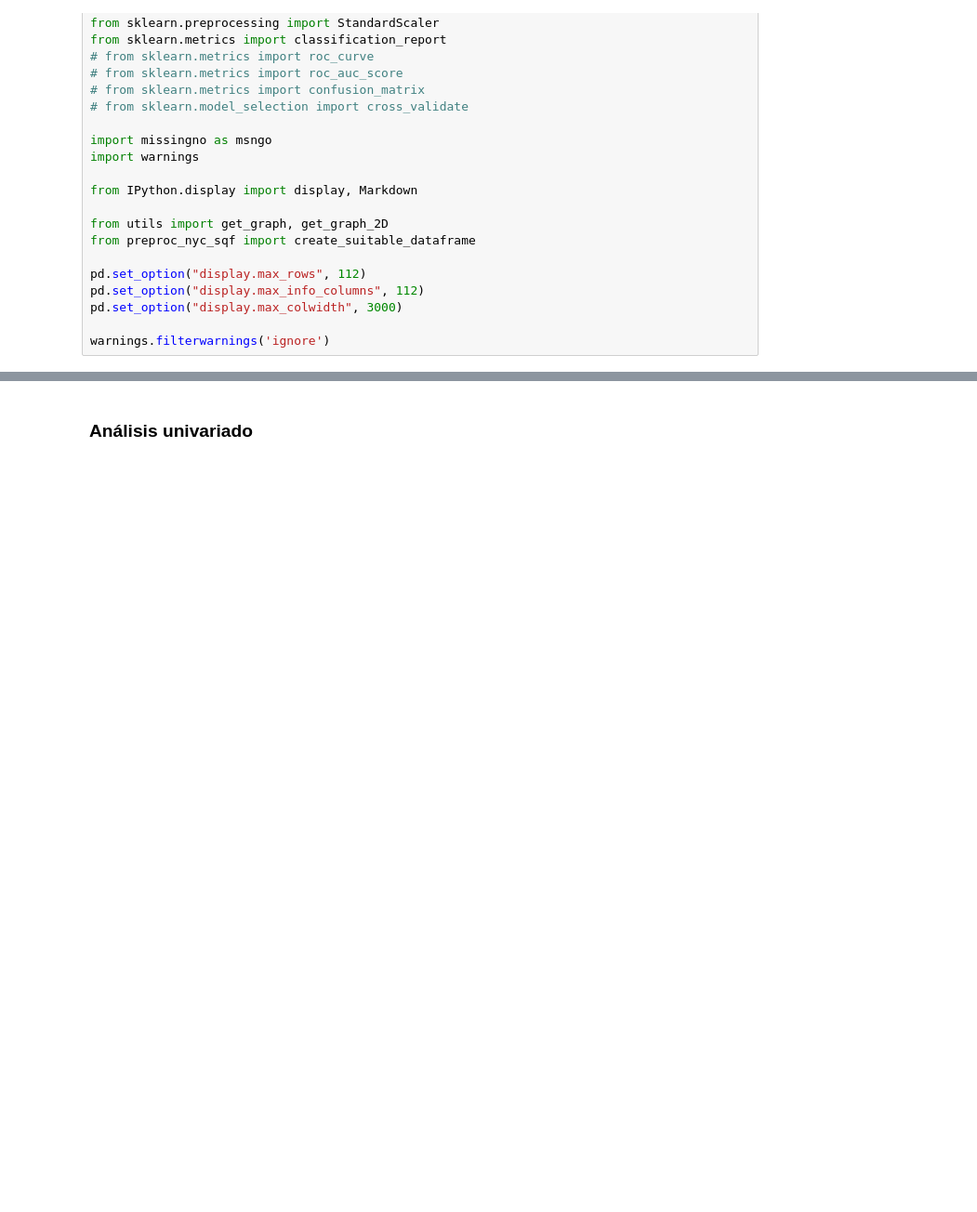
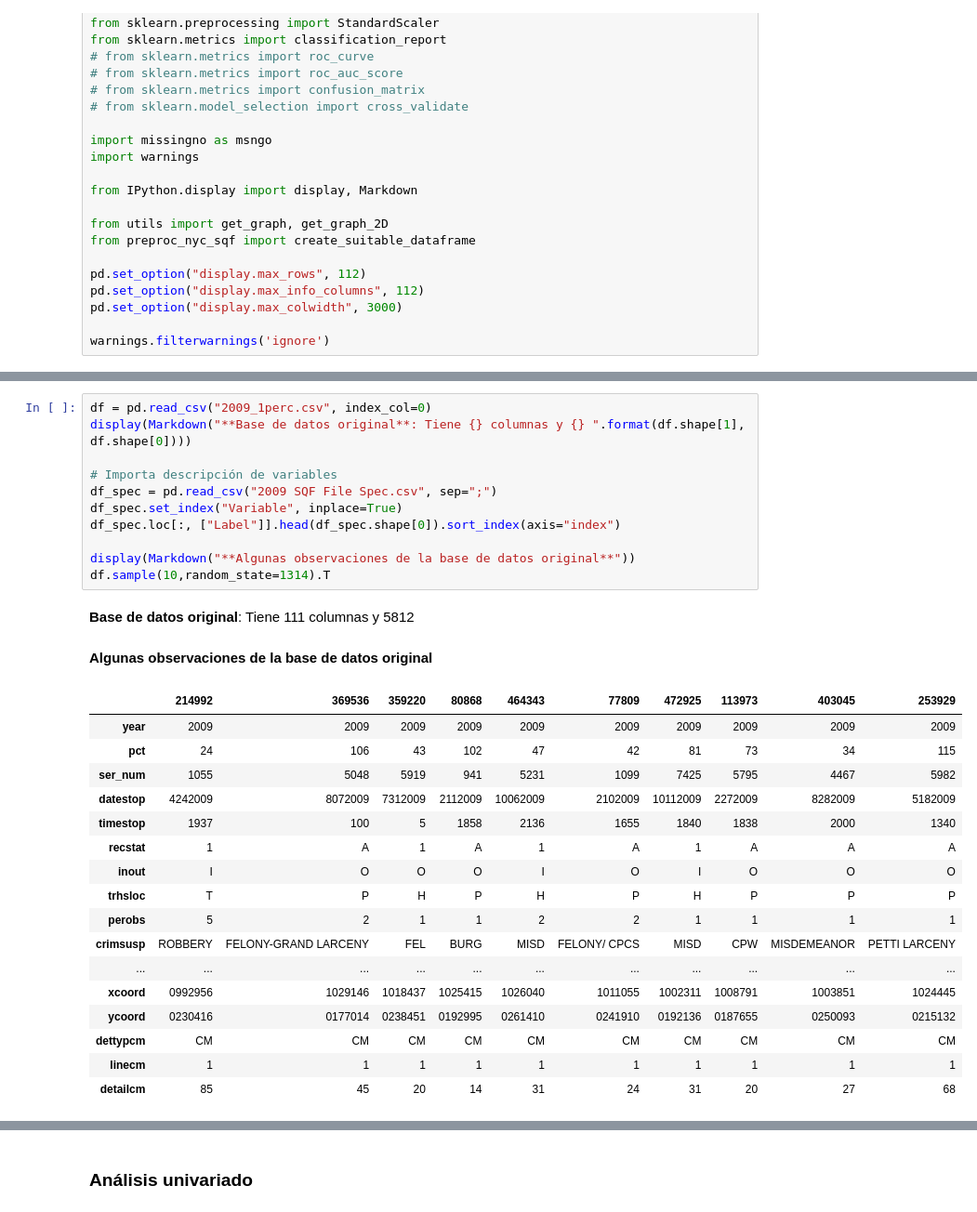
Before and after one commit to danoffn/Data-Science, a Jupyter notebook: 3 - Machine Learning/Prueba/Prueba2/Prueba 2 - Analizado los crímenes en la Ciudad de Nueva York.ipynb, the cells around one changed output, grey strips where cells are left out. Shown at 93% size. Drawn from its saved outputs; the diff is of its cells as text; blank space fills up the shorter version.

```diff
--- a/3 - Machine Learning/Prueba/Prueba2/Prueba 2 - Analizado los crímenes en la Ciudad de Nueva York.ipynb
+++ b/3 - Machine Learning/Prueba/Prueba2/Prueba 2 - Analizado los crímenes en la Ciudad de Nueva York.ipynb
@@ -194,0 +150,31 @@ El siguiente gráfico de barras muestra como se ven afectadas las variables al c
+# %%
+df = pd.read_csv("2009_1perc.csv", index_col=0)
+display(Markdown("**Base de datos original**: Tiene {} columnas y {} ".format(df.shape[1], df.shape[0])))
+
+# Importa descripción de variables
+df_spec = pd.read_csv("2009 SQF File Spec.csv", sep=";")
+df_spec.set_index("Variable", inplace=True)
+df_spec.loc[:, ["Label"]].head(df_spec.shape[0]).sort_index(axis="index")
+
+display(Markdown("**Algunas observaciones de la base de datos original**"))
+df.sample(10,random_state=1314).T
+# %% [output]
+**Base de datos original**: Tiene 111 columnas y 5812
+**Algunas observaciones de la base de datos original**
+|  | 214992 | 369536 | 359220 | 80868 | 464343 | 77809 | 472925 | 113973 | 403045 | 253929 |
+| year | 2009 | 2009 | 2009 | 2009 | 2009 | 2009 | 2009 | 2009 | 2009 | 2009 |
+| pct | 24 | 106 | 43 | 102 | 47 | 42 | 81 | 73 | 34 | 115 |
+| ser_num | 1055 | 5048 | 5919 | 941 | 5231 | 1099 | 7425 | 5795 | 4467 | 5982 |
+| datestop | 4242009 | 8072009 | 7312009 | 2112009 | 10062009 | 2102009 | 10112009 | 2272009 | 8282009 | 5182009 |
+| timestop | 1937 | 100 | 5 | 1858 | 2136 | 1655 | 1840 | 1838 | 2000 | 1340 |
+| recstat | 1 | A | 1 | A | 1 | A | 1 | A | A | A |
+| inout | I | O | O | O | I | O | I | O | O | O |
+| trhsloc | T | P | H | P | H | P | H | P | P | P |
+| perobs | 5 | 2 | 1 | 1 | 2 | 2 | 1 | 1 | 1 | 1 |
+| crimsusp | ROBBERY | FELONY-GRAND LARCENY | FEL | BURG | MISD | FELONY/ CPCS | MISD | CPW | MISDEMEANOR | PETTI LARCENY |
+| ... | ... | ... | ... | ... | ... | ... | ... | ... | ... | ... |
+| xcoord | 0992956 | 1029146 | 1018437 | 1025415 | 1026040 | 1011055 | 1002311 | 1008791 | 1003851 | 1024445 |
+| ycoord | 0230416 | 0177014 | 0238451 | 0192995 | 0261410 | 0241910 | 0192136 | 0187655 | 0250093 | 0215132 |
+| dettypcm | CM | CM | CM | CM | CM | CM | CM | CM | CM | CM |
+| linecm | 1 | 1 | 1 | 1 | 1 | 1 | 1 | 1 | 1 | 1 |
+| detailcm | 85 | 45 | 20 | 14 | 31 | 24 | 31 | 20 | 27 | 68 |
```
Also changed, not shown: parts of 14 cells of this notebook, 1 other file.
